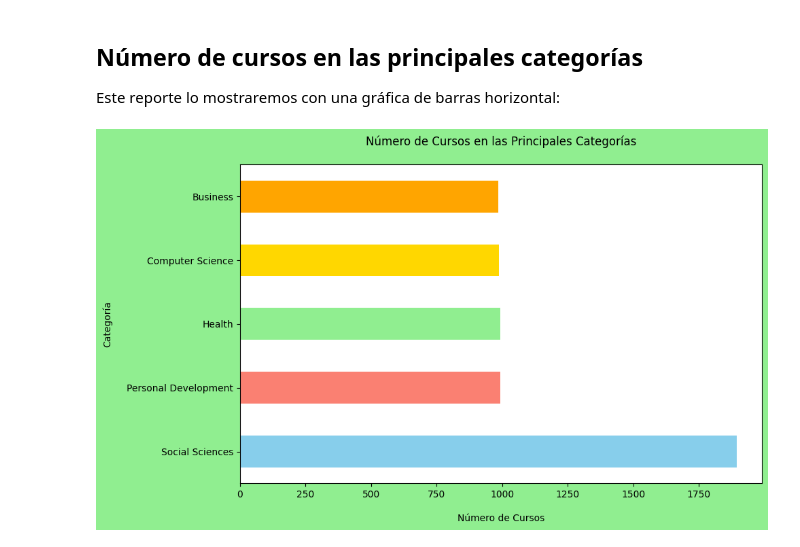
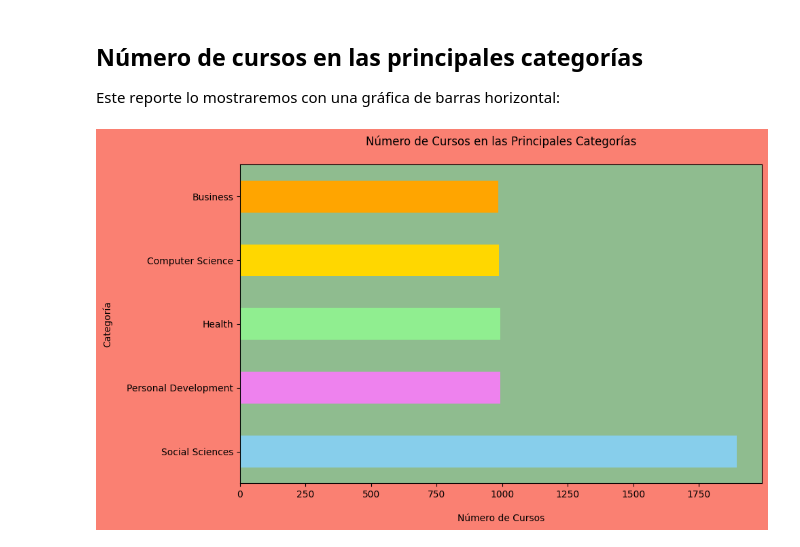
Before and after one commit to NeryJim21/-SS2-Practica2_201700381, a Jupyter notebook: practica2_201700381.ipynb, the cells around one changed output. Drawn from its saved outputs; the diff is of its cells as text; code cells hidden in the pictures.

```diff
--- a/practica2_201700381.ipynb
+++ b/practica2_201700381.ipynb
@@ -122,15 +151,15 @@ Para este reporte mostraremos una gráfica de barras la cual generamos con el si
 # %%
 import matplotlib.pyplot as plt
 
-# Contar el número de cursos en cada nivel de dificultad
+# Cuenta el número de cursos en cada nivel de dificultad
 nivel_dificultad_counts = df['Level'].value_counts()
 
-# Definir una paleta de colores personalizada
-colors = ['lightblue', 'lightcoral', 'orange', 'gold']
+# Paleta de colores
+colors = ['lightblue', 'violet', 'orange', 'gold']
 
-# Crear la gráfica de barras con un fondo blanco y la paleta de colores personalizada
-plt.figure(figsize=(10, 6))
-plt.rcParams.update({'axes.facecolor': 'lightgreen', 'figure.facecolor': 'lightgreen'})
+# Generando la gráfica de barras
+plt.figure(figsize=(10, 6), facecolor='salmon')
+plt.rcParams.update({'axes.facecolor': 'darkseagreen', 'figure.facecolor': 'lightgreen'})
 nivel_dificultad_counts.plot(kind='bar', color=colors)
 plt.title('Número de Cursos en Cada Nivel de Dificultad', pad=20)
 plt.xlabel('Nivel de Dificultad', labelpad=15)
@@ -138,6 +167,6 @@ plt.ylabel('Número de Cursos', labelpad=15)
 plt.xticks(rotation=45)
 plt.tight_layout()
 
-# Mostrar la gráfica
+# Imprime la gráfica
 plt.show()
 # %% [output]
@@ -148,22 +183,22 @@ Este reporte lo mostraremos con una gráfica de barras horizontal:
 # %%
 import matplotlib.pyplot as plt
 
-# Contar el número de cursos en cada categoría
+# Cuenta el número de cursos por cada categoría
 categorias_counts = df['Keyword'].value_counts().head(5)
 
-# Definir una paleta de colores personalizada
-colors = ['skyblue', 'salmon', 'lightgreen', 'gold', 'orange']
+# Paleta de colores
+colors = ['skyblue', 'violet', 'lightgreen', 'gold', 'orange']
 
-# Crear la gráfica de barras horizontal con la paleta de colores personalizada
-plt.figure(figsize=(10, 6))
-plt.rcParams.update({'axes.facecolor': 'white', 'figure.facecolor': 'white'})
+# Creando gráfica de barras horizontal
+plt.figure(figsize=(10, 6), facecolor='salmon')
+plt.rcParams.update({'axes.facecolor': 'darkseagreen', 'figure.facecolor': 'lightgreen'})
 categorias_counts.plot(kind='barh', color=colors)
 plt.title('Número de Cursos en las Principales Categorías', pad=20)
 plt.xlabel('Número de Cursos', labelpad=15)
 plt.ylabel('Categoría', labelpad=15)
 plt.tight_layout()
 
-# Mostrar la gráfica
+# Imprime la gráfica
 plt.show()
 # %% [output]
-[figure, old version]
+[figure, new version]
```
Also changed, not shown: parts of 18 cells of this notebook.
